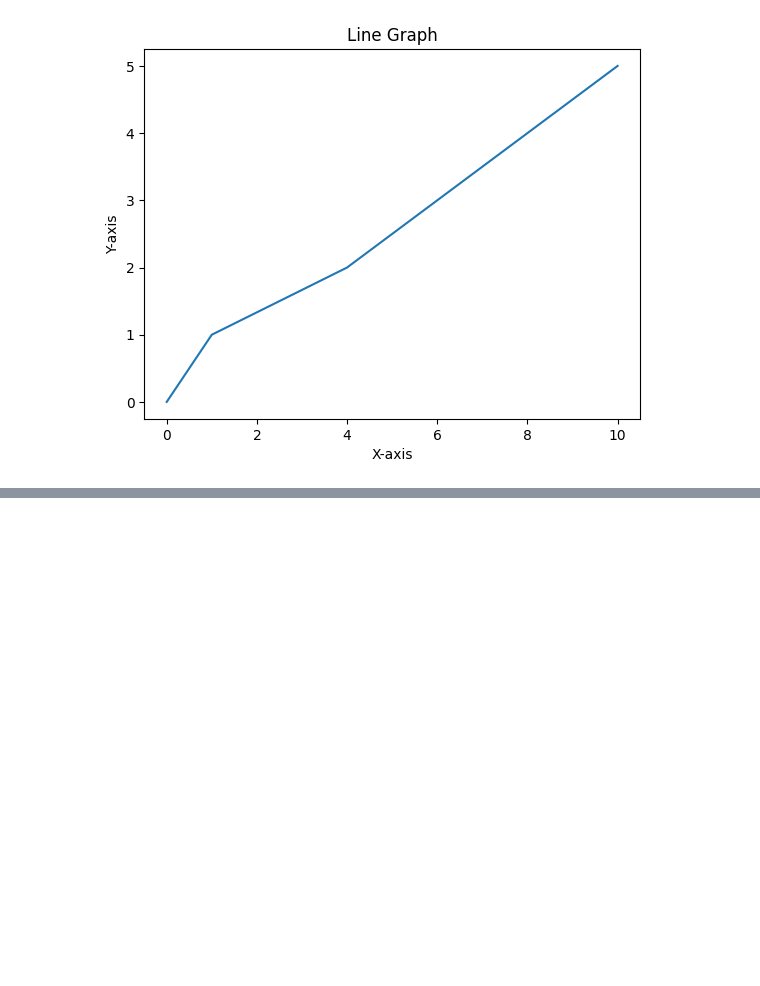
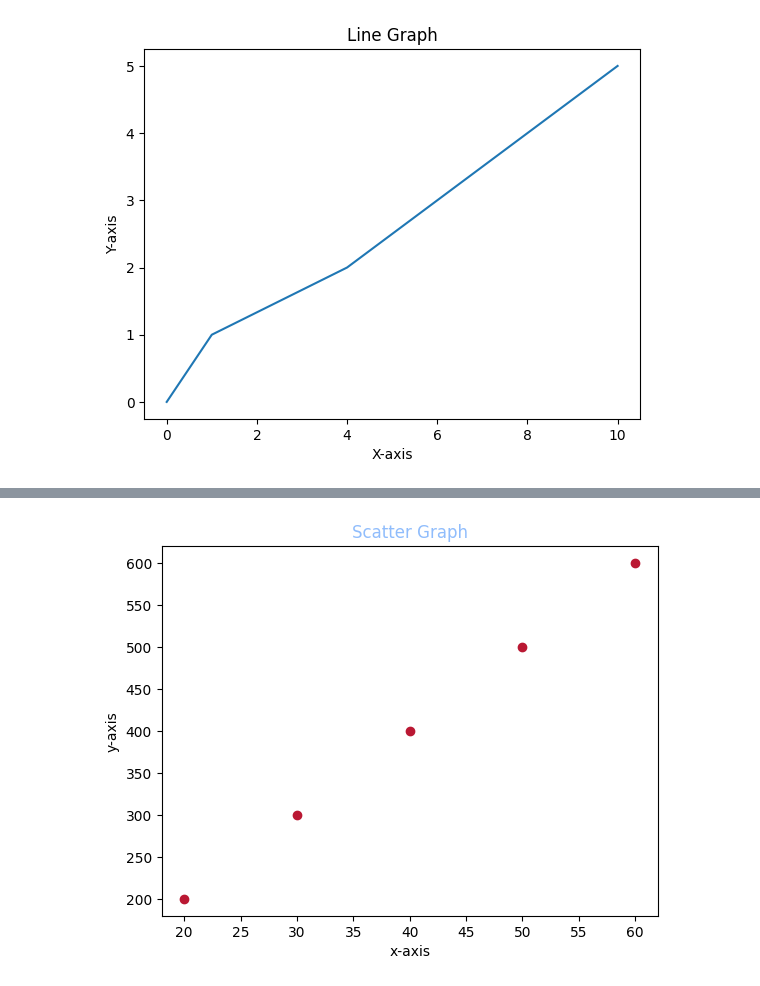
Before and after one commit to John26hub/Graphs, a Jupyter notebook: learning.ipynb, the cells around one changed output, grey strips where cells are left out. Saved outputs shown, nothing was run; the diff lists cells and outputs as text; code cells hidden in the pictures; blank space fills up the shorter version.

```diff
--- a/learning.ipynb
+++ b/learning.ipynb
@@ -52,0 +66,13 @@ plt.show()
+# %%
+import matplotlib.pyplot as plt
+
+x=[20,30,40,50,60]
+y=[200,300,400,500,600]
+plt.scatter(x,y, fc='#ba1833')
+plt.title("Scatter Graph", color='#90bdfc')
+plt.xlabel("x-axis")
+plt.ylabel("y-axis")
+
+plt.show()
+# %% [output]
+[figure, added]
```
Also changed, not shown: parts of 4 cells of this notebook.
